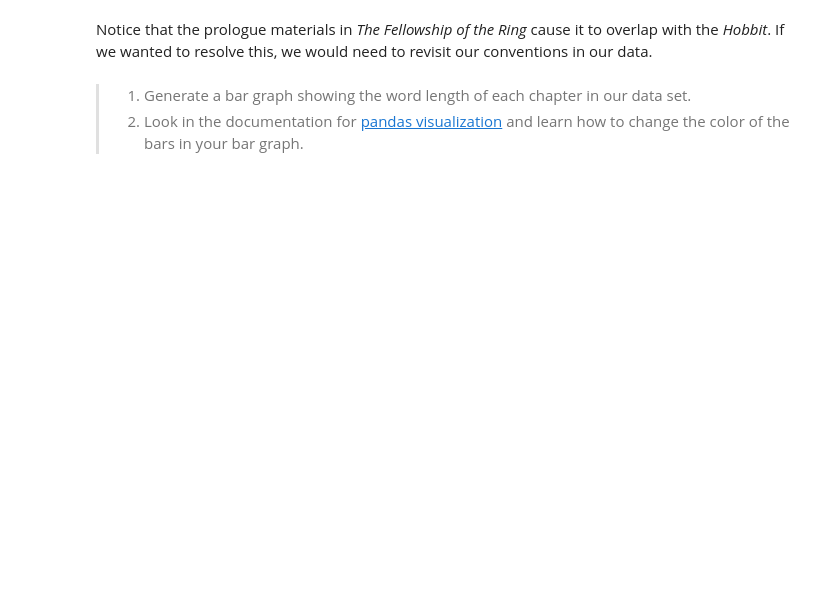
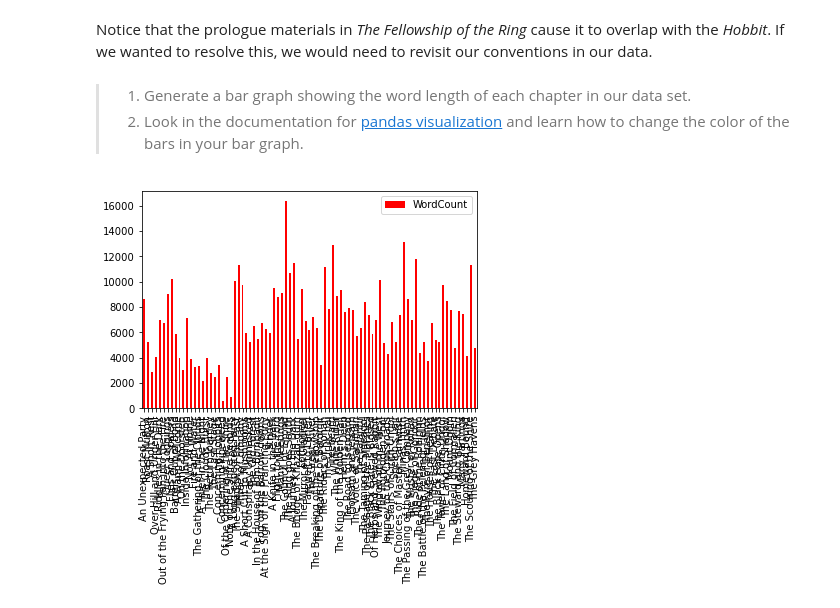
Before and after one commit to ellieseitz/ds_1300_notebooks, a Jupyter notebook: work/01_assignment-Copy1.ipynb, the cells around one changed output. Drawn from its saved outputs; the diff is of its cells as text; code cells hidden in the pictures; blank space fills up the shorter version.

```diff
--- a/work/01_assignment-Copy1.ipynb
+++ b/work/01_assignment-Copy1.ipynb
@@ -627,3 +728,8 @@ plt.pyplot.legend()
 # %% [markdown]
 > 1) Generate a bar graph showing the word length of each chapter in our data set.
 > 2) Look in the documentation for [pandas visualization](https://pandas.pydata.org/pandas-docs/stable/user_guide/visualization.html) and learn how to change the color of the bars in your bar graph.
+# %%
+plot = data[['WordCount', 'ChapterName']].plot(kind='bar', color='red')
+plot.set_xticklabels(data['ChapterName']);
+# %% [output]
+[figure, added]
```
Also changed, not shown: parts of 22 cells of this notebook.
